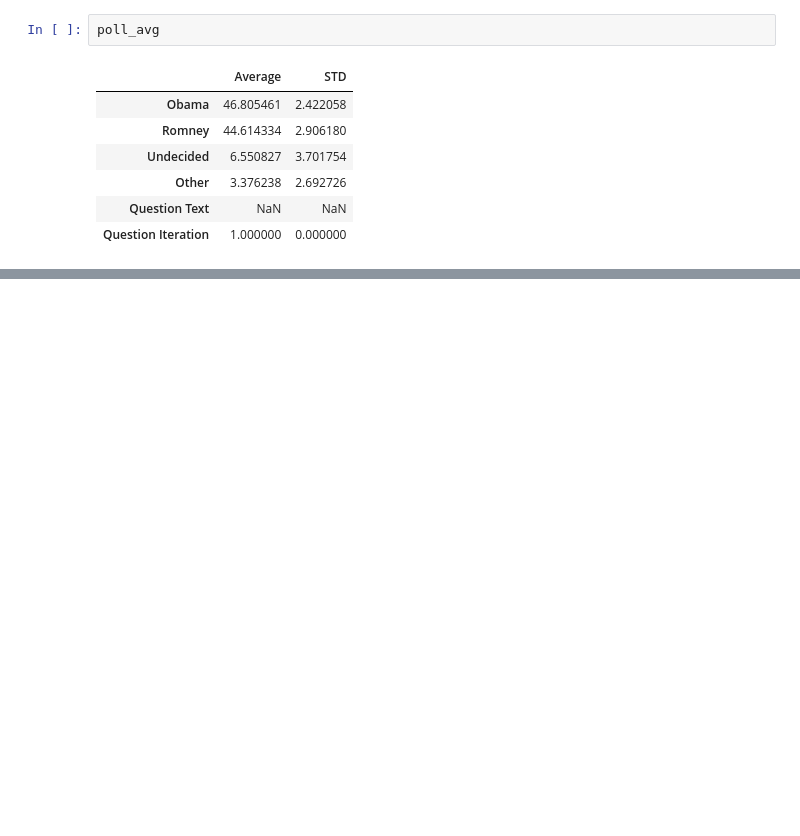
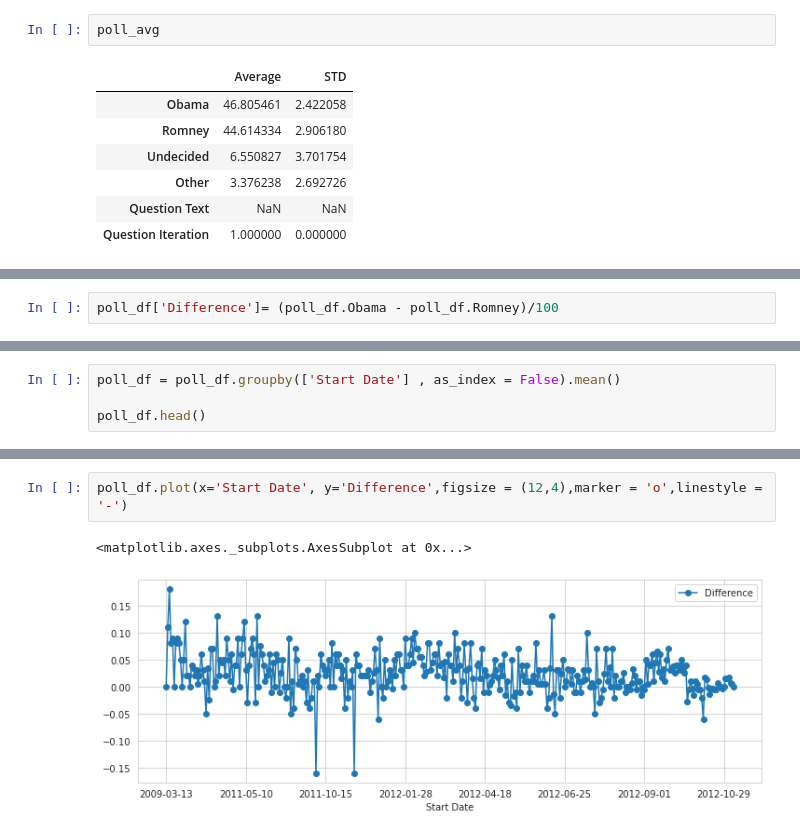
Before and after one commit to Tahan402/DailyPractice, a Jupyter notebook: Election_Data_Project.ipynb, the cells around one changed output, grey strips where cells are left out. Cells and saved outputs as stored; diff of their text form; blank space fills up the shorter version.

```diff
--- a/Election_Data_Project.ipynb
+++ b/Election_Data_Project.ipynb
@@ -153,0 +170,2 @@ poll_avg
+# %%
+poll_df['Difference']= (poll_df.Obama - poll_df.Romney)/100
@@ -153,0 +181,4 @@ poll_avg
+# %%
+poll_df = poll_df.groupby(['Start Date'] , as_index = False).mean()
+
+poll_df.head()
@@ -153,0 +192,5 @@ poll_avg
+# %%
+poll_df.plot(x='Start Date', y='Difference',figsize = (12,4),marker = 'o',linestyle = '-')
+# %% [output]
+<matplotlib.axes._subplots.AxesSubplot at 0x...>
+[figure, added]
```
Also changed, not shown: parts of 7 cells of this notebook.
